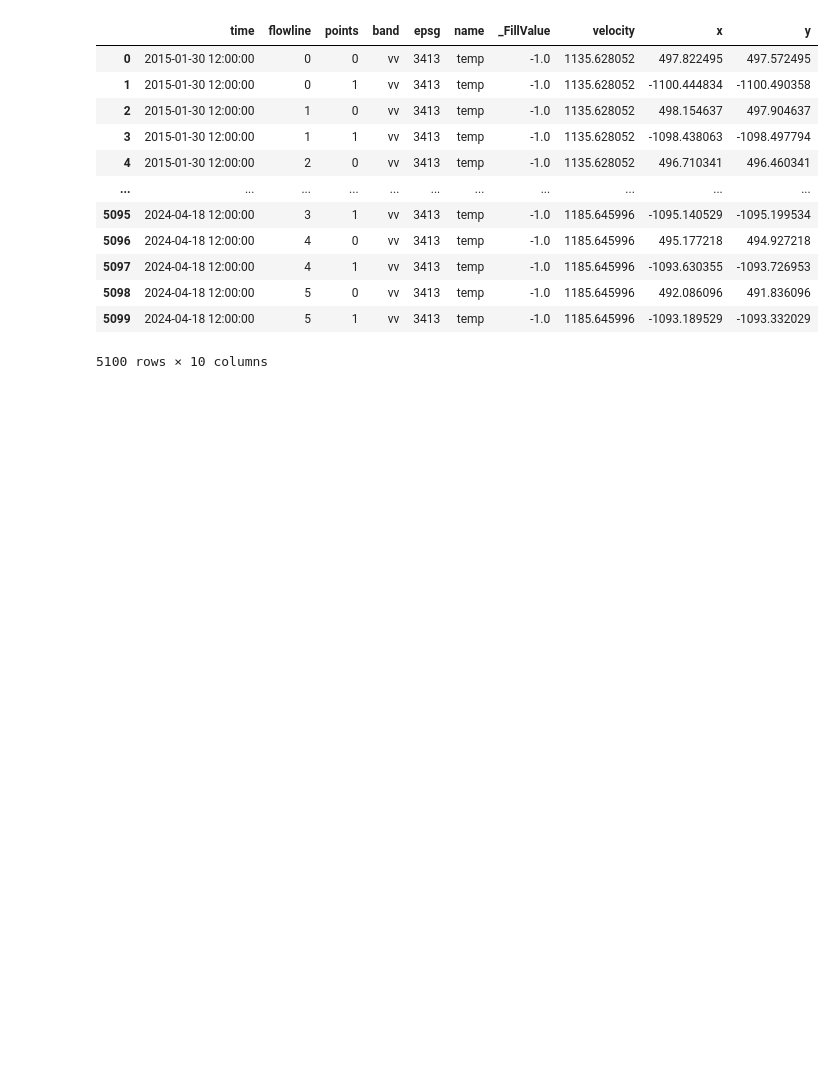
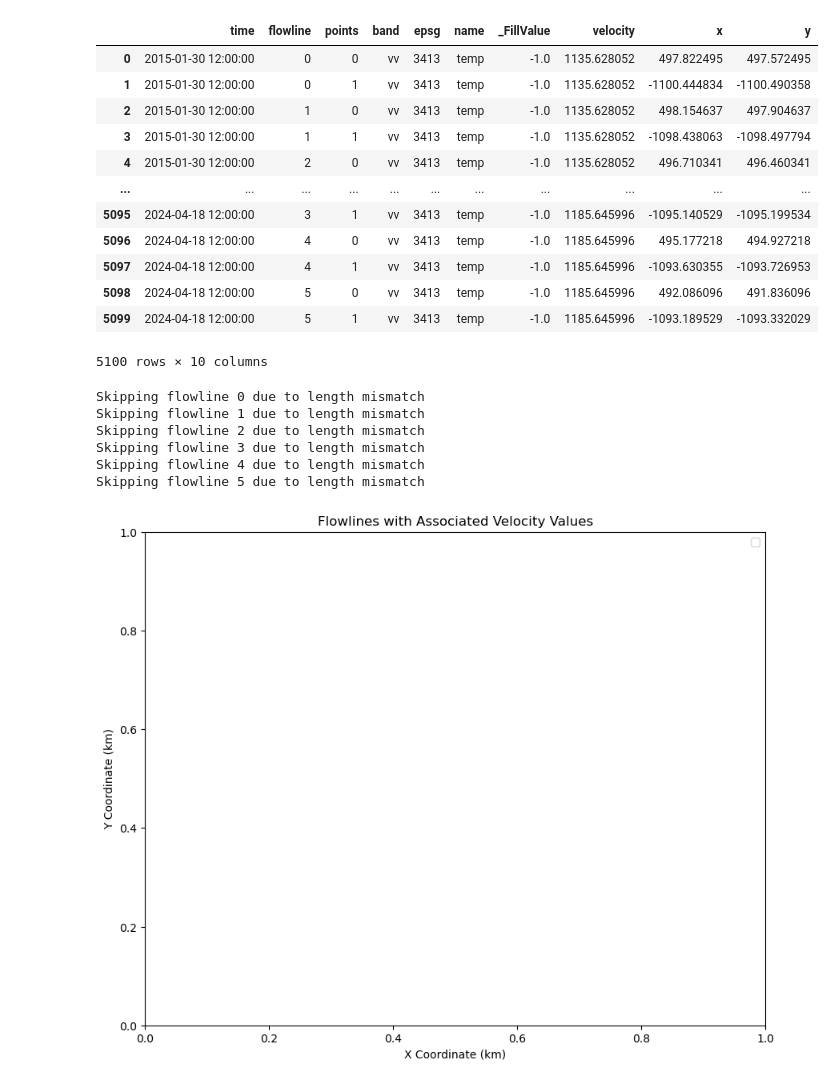
Before and after one commit to cjense/seasonal-icevelocity-prediction, a Jupyter notebook: notebooks/extract_flowlinedata.ipynb, the cells around one changed output. Saved outputs shown, nothing was run; the diff lists cells and outputs as text; code cells hidden in the pictures; blank space fills up the shorter version.

```diff
--- a/notebooks/extract_flowlinedata.ipynb
+++ b/notebooks/extract_flowlinedata.ipynb
@@ -143,5 +388,36 @@ combined_flowline_velocity_df
 | 5098 | 2024-04-18 12:00:00 | 5 | 0 | vv | 3413 | temp | -1.0 | 1185.645996 | 492.086096 | 491.836096 |
 | 5099 | 2024-04-18 12:00:00 | 5 | 1 | vv | 3413 | temp | -1.0 | 1185.645996 | -1093.189529 | -1093.332029 |
 5100 rows × 10 columns
+# %%
+# Plot the flowlines with their associated velocity values in color
+plt.figure(figsize=(10, 8))
+
+# Loop over each flowline and plot the points with velocity values as color
+for i, flowline in ziFlowlines.iterrows():
+    x = flowline['geometry_km'][0]
+    y = flowline['geometry_km'][1]
+    velocities = combined_flowline_velocity_df[combined_flowline_velocity_df['flowline'] == i]['velocity'].values
+
+    # Ensure the lengths of x, y, and velocities match
+    if len(x) == len(velocities):
+        sc = plt.scatter(x, y, c=velocities, cmap='viridis', label=f'Flowline {i}')
+    else:
+        print(f"Skipping flowline {i} due to length mismatch")
+
+# Add colorbar and labels
+plt.colorbar(sc, label='Velocity (m/year)')
+plt.xlabel('X Coordinate (km)')
+plt.ylabel('Y Coordinate (km)')
+plt.title('Flowlines with Associated Velocity Values')
+plt.legend()
+plt.show()
+# %% [output]
+Skipping flowline 0 due to length mismatch
+Skipping flowline 1 due to length mismatch
+Skipping flowline 2 due to length mismatch
+Skipping flowline 3 due to length mismatch
+Skipping flowline 4 due to length mismatch
+Skipping flowline 5 due to length mismatch
+[figure, added]
 # %%
 combined_flowline_velocity_df.to_csv('../data/clean/Combined_Flowline_Velocity.csv')
```
Also changed, not shown: parts of 10 cells of this notebook.
